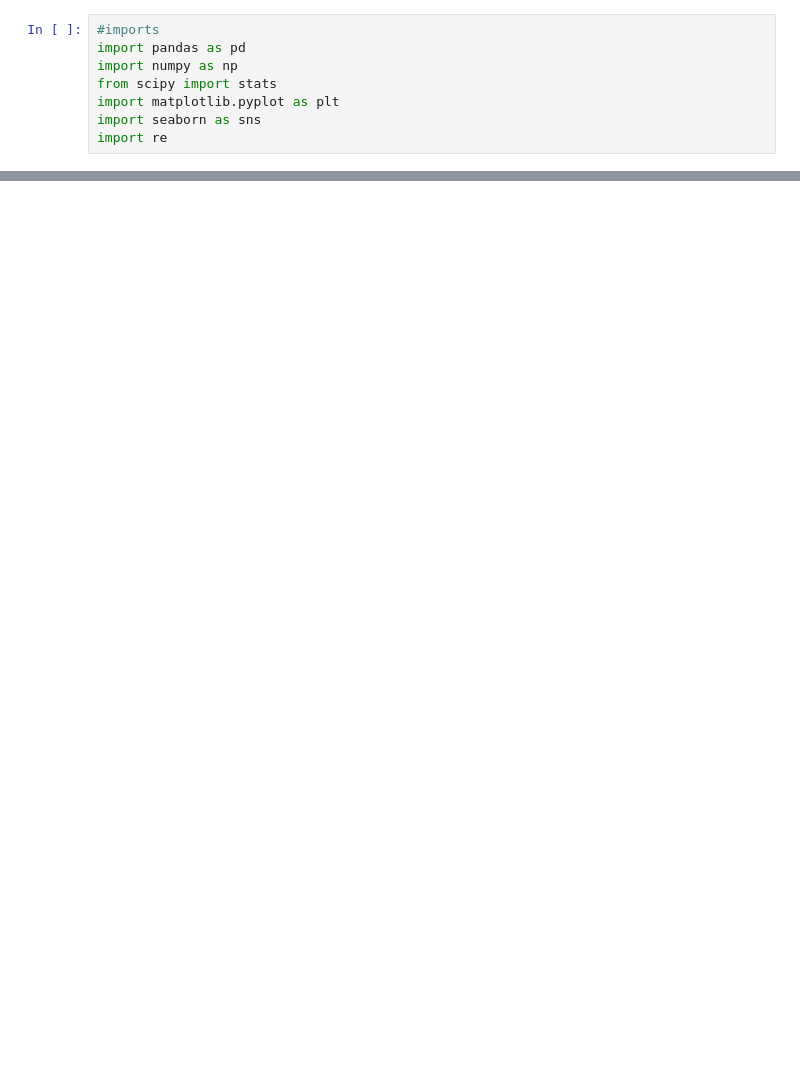
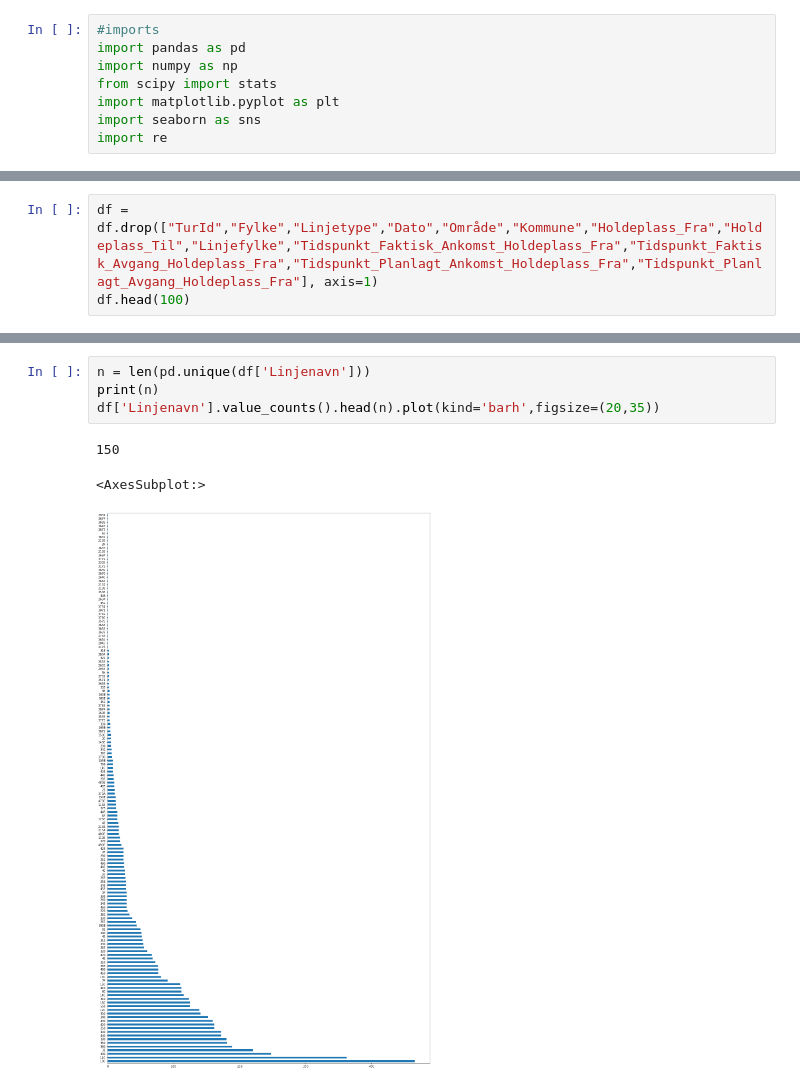
Before and after one commit to michaelekornrud/AI---Oblig1, a Jupyter notebook: Oblig1.ipynb, the cells around one changed output, grey strips where cells are left out. Cells and saved outputs as stored; diff of their text form; blank space fills up the shorter version.

```diff
--- a/Oblig1.ipynb
+++ b/Oblig1.ipynb
@@ -46,0 +26,3 @@ dtype: int64
+# %%
+df = df.drop(["TurId","Fylke","Linjetype","Dato","Område","Kommune","Holdeplass_Fra","Holdeplass_Til","Linjefylke","Tidspunkt_Faktisk_Ankomst_Holdeplass_Fra","Tidspunkt_Faktisk_Avgang_Holdeplass_Fra","Tidspunkt_Planlagt_Ankomst_Holdeplass_Fra","Tidspunkt_Planlagt_Avgang_Holdeplass_Fra"], axis=1)
+df.head(100)
@@ -46,0 +59,8 @@ dtype: int64
+# %%
+n = len(pd.unique(df['Linjenavn']))
+print(n)
+df['Linjenavn'].value_counts().head(n).plot(kind='barh',figsize=(20,35))
+# %% [output]
+150
+<AxesSubplot:>
+[figure, added]
```
Also changed, not shown: parts of 3 cells of this notebook.
